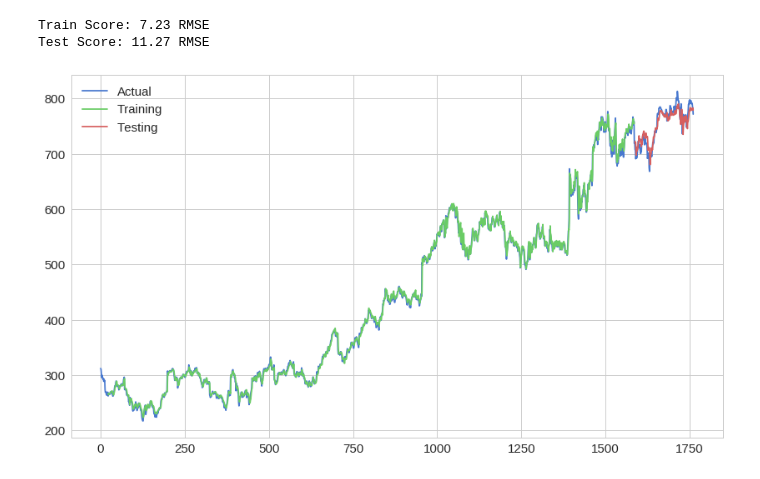
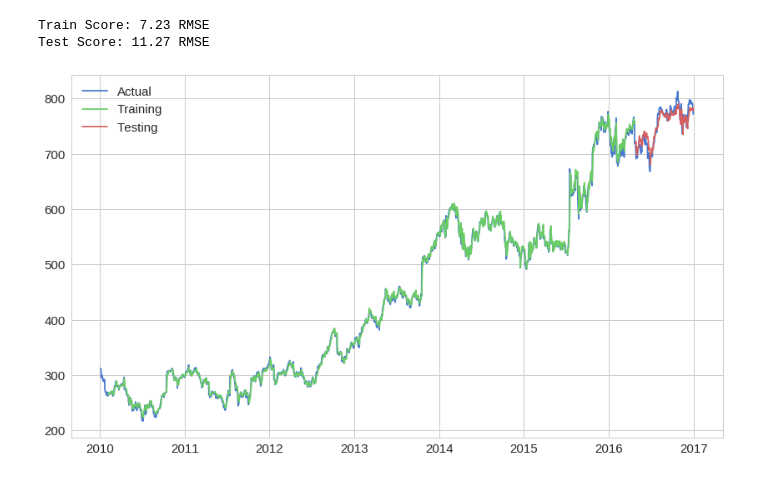
Before and after one commit to curiousily/How-to-Predict-Bitcoin-Prices-using-LSTMs-in-Keras, a Jupyter notebook: predicting_stock_prices.ipynb, the cells around one changed output. Cells and saved outputs as stored; diff of their text form; code cells hidden in the pictures.

Commit message:
Add dates to final plot

```diff
--- a/predicting_stock_prices.ipynb
+++ b/predicting_stock_prices.ipynb
@@ -157,10 +157,10 @@ testPredictPlot = np.empty_like(google_stock_prices)
 testPredictPlot[:, :] = np.nan
 testPredictPlot[(len(google_stock_prices) - testPredict.shape[0]):len(google_stock_prices), :] = testPredict
 # %%
-plt.plot(google_stock_prices, label='Actual')
-plt.plot(trainPredictPlot, label='Training')
-plt.plot(testPredictPlot, label='Testing')
+plt.plot(pd.DataFrame(google_stock_prices, columns=["close"], index=goog_df.index).close, label='Actual')
+plt.plot(pd.DataFrame(trainPredictPlot, columns=["close"], index=goog_df.index).close, label='Training')
+plt.plot(pd.DataFrame(testPredictPlot, columns=["close"], index=goog_df.index).close, label='Testing')
 plt.legend(loc='best')
 plt.show()
 # %% [output]
-[figure, old version]
+[figure, new version]
```
